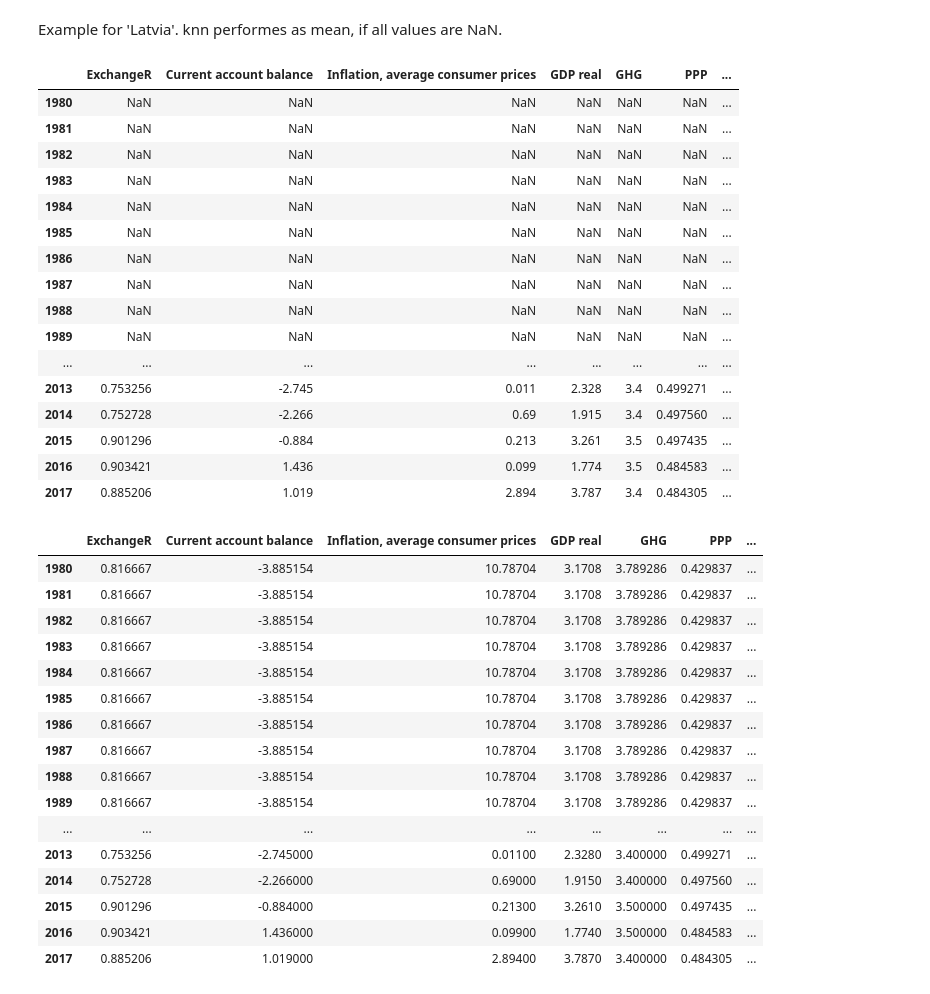
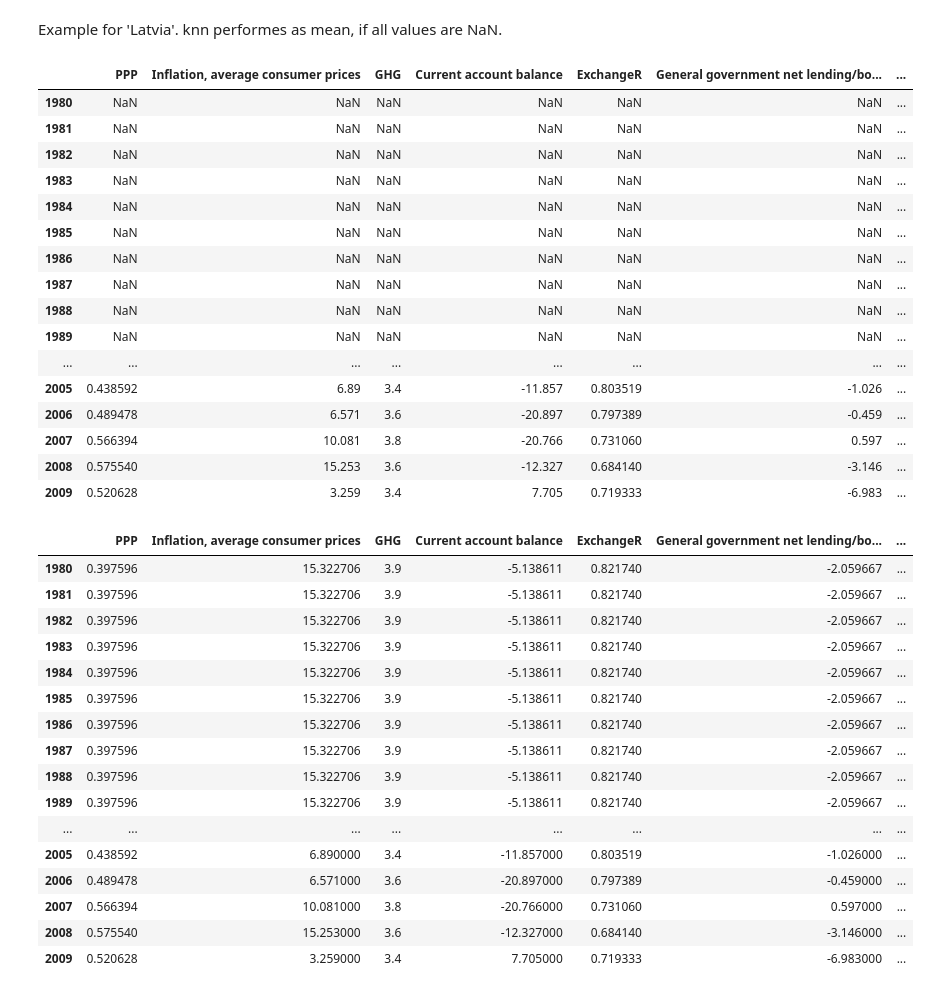
Before and after one commit to felix-ha/cfds_project, a Jupyter notebook: project_notebook.ipynb, the cells around one changed output. Cells and saved outputs as stored; diff of their text form; code cells hidden in the pictures.

```diff
--- a/project_notebook.ipynb
+++ b/project_notebook.ipynb
@@ -458,0 +468,19 @@ len(database.keys())
+# %%
+database_fixed = {}
+
+
+for country in database:
+    try:
+        # Netherlands could not convert string to float: '--'
+        database[country] =  database[country].replace('--', np.nan)
+
+        # Brazil could not convert string to float: '1,430.72'
+        database[country] =  database[country].replace(',', '')
+
+        # Hungary unsupported operand type(s) for /: 'str' and 'str'
+        database[country]  = database[country].astype(float)
+
+    except Exception as e:
+            print(country + " " + str(e))
+
+# database = database_fixed
@@ -715,9 +760,9 @@ for country in database_clear_na.keys():
     df_validation = df[(df.index > 2009) & (df.index <= 2013)]
     df_training = df[df.index <= 2009]
 
-    database_training[country] = df_test
+    database_training[country] = df_training
     database_validation[country] = df_validation
-    database_test[country] = df_training
+    database_test[country] = df_test
 # %% [markdown]
 ## Impute missing values
 
@@ -779,9 +824,9 @@ df
 # %% [markdown]
 Example for 'Latvia'. knn performes as mean, if all values are NaN.
 # %%
-database_clear_na['Latvia']
+database_training['Latvia']
 # %% [output]
-|  | ExchangeR | Current account balance | Inflation, average consumer prices | GDP real | GHG | PPP | ... |
+|  | PPP | Inflation, average consumer prices | GHG | Current account balance | ExchangeR | General government net lending/bo... | ... |
 | 1980 | NaN | NaN | NaN | NaN | NaN | NaN | ... |
 | 1981 | NaN | NaN | NaN | NaN | NaN | NaN | ... |
 | 1982 | NaN | NaN | NaN | NaN | NaN | NaN | ... |
@@ -793,38 +838,38 @@ database_clear_na['Latvia']
 | 1988 | NaN | NaN | NaN | NaN | NaN | NaN | ... |
 | 1989 | NaN | NaN | NaN | NaN | NaN | NaN | ... |
 | ... | ... | ... | ... | ... | ... | ... | ... |
-| 2013 | 0.753256 | -2.745 | 0.011 | 2.328 | 3.4 | 0.499271 | ... |
-| 2014 | 0.752728 | -2.266 | 0.69 | 1.915 | 3.4 | 0.497560 | ... |
-| 2015 | 0.901296 | -0.884 | 0.213 | 3.261 | 3.5 | 0.497435 | ... |
-| 2016 | 0.903421 | 1.436 | 0.099 | 1.774 | 3.5 | 0.484583 | ... |
-| 2017 | 0.885206 | 1.019 | 2.894 | 3.787 | 3.4 | 0.484305 | ... |
+| 2005 | 0.438592 | 6.89 | 3.4 | -11.857 | 0.803519 | -1.026 | ... |
+| 2006 | 0.489478 | 6.571 | 3.6 | -20.897 | 0.797389 | -0.459 | ... |
+| 2007 | 0.566394 | 10.081 | 3.8 | -20.766 | 0.731060 | 0.597 | ... |
+| 2008 | 0.575540 | 15.253 | 3.6 | -12.327 | 0.684140 | -3.146 | ... |
+| 2009 | 0.520628 | 3.259 | 3.4 | 7.705 | 0.719333 | -6.983 | ... |
 # %%
-df = database_clear_na['Latvia']
+df = database_training['Latvia']
 
 imputer = KNNImputer(missing_values=np.nan, n_neighbors=5, weights="uniform")
 
 imputer.fit(df)
 
 df_data = imputer.transform(df)
 
 df = pd.DataFrame(data = df_data, columns = df.columns, index = df.index)
 df
 # %% [output]
-|  | ExchangeR | Current account balance | Inflation, average consumer prices | GDP real | GHG | PPP | ... |
-| 1980 | 0.816667 | -3.885154 | 10.78704 | 3.1708 | 3.789286 | 0.429837 | ... |
-| 1981 | 0.816667 | -3.885154 | 10.78704 | 3.1708 | 3.789286 | 0.429837 | ... |
-| 1982 | 0.816667 | -3.885154 | 10.78704 | 3.1708 | 3.789286 | 0.429837 | ... |
-| 1983 | 0.816667 | -3.885154 | 10.78704 | 3.1708 | 3.789286 | 0.429837 | ... |
-| 1984 | 0.816667 | -3.885154 | 10.78704 | 3.1708 | 3.789286 | 0.429837 | ... |
-| 1985 | 0.816667 | -3.885154 | 10.78704 | 3.1708 | 3.789286 | 0.429837 | ... |
-| 1986 | 0.816667 | -3.885154 | 10.78704 | 3.1708 | 3.789286 | 0.429837 | ... |
-| 1987 | 0.816667 | -3.885154 | 10.78704 | 3.1708 | 3.789286 | 0.429837 | ... |
-| 1988 | 0.816667 | -3.885154 | 10.78704 | 3.1708 | 3.789286 | 0.429837 | ... |
-| 1989 | 0.816667 | -3.885154 | 10.78704 | 3.1708 | 3.789286 | 0.429837 | ... |
+|  | PPP | Inflation, average consumer prices | GHG | Current account balance | ExchangeR | General government net lending/bo... | ... |
+| 1980 | 0.397596 | 15.322706 | 3.9 | -5.138611 | 0.821740 | -2.059667 | ... |
+| 1981 | 0.397596 | 15.322706 | 3.9 | -5.138611 | 0.821740 | -2.059667 | ... |
+| 1982 | 0.397596 | 15.322706 | 3.9 | -5.138611 | 0.821740 | -2.059667 | ... |
+| 1983 | 0.397596 | 15.322706 | 3.9 | -5.138611 | 0.821740 | -2.059667 | ... |
+| 1984 | 0.397596 | 15.322706 | 3.9 | -5.138611 | 0.821740 | -2.059667 | ... |
+| 1985 | 0.397596 | 15.322706 | 3.9 | -5.138611 | 0.821740 | -2.059667 | ... |
+| 1986 | 0.397596 | 15.322706 | 3.9 | -5.138611 | 0.821740 | -2.059667 | ... |
+| 1987 | 0.397596 | 15.322706 | 3.9 | -5.138611 | 0.821740 | -2.059667 | ... |
+| 1988 | 0.397596 | 15.322706 | 3.9 | -5.138611 | 0.821740 | -2.059667 | ... |
+| 1989 | 0.397596 | 15.322706 | 3.9 | -5.138611 | 0.821740 | -2.059667 | ... |
 | ... | ... | ... | ... | ... | ... | ... | ... |
-| 2013 | 0.753256 | -2.745000 | 0.01100 | 2.3280 | 3.400000 | 0.499271 | ... |
-| 2014 | 0.752728 | -2.266000 | 0.69000 | 1.9150 | 3.400000 | 0.497560 | ... |
-| 2015 | 0.901296 | -0.884000 | 0.21300 | 3.2610 | 3.500000 | 0.497435 | ... |
-| 2016 | 0.903421 | 1.436000 | 0.09900 | 1.7740 | 3.500000 | 0.484583 | ... |
-| 2017 | 0.885206 | 1.019000 | 2.89400 | 3.7870 | 3.400000 | 0.484305 | ... |
+| 2005 | 0.438592 | 6.890000 | 3.4 | -11.857000 | 0.803519 | -1.026000 | ... |
+| 2006 | 0.489478 | 6.571000 | 3.6 | -20.897000 | 0.797389 | -0.459000 | ... |
+| 2007 | 0.566394 | 10.081000 | 3.8 | -20.766000 | 0.731060 | 0.597000 | ... |
+| 2008 | 0.575540 | 15.253000 | 3.6 | -12.327000 | 0.684140 | -3.146000 | ... |
+| 2009 | 0.520628 | 3.259000 | 3.4 | 7.705000 | 0.719333 | -6.983000 | ... |
 # %%
```
Also changed, not shown: parts of 22 cells of this notebook, 1 other file.
